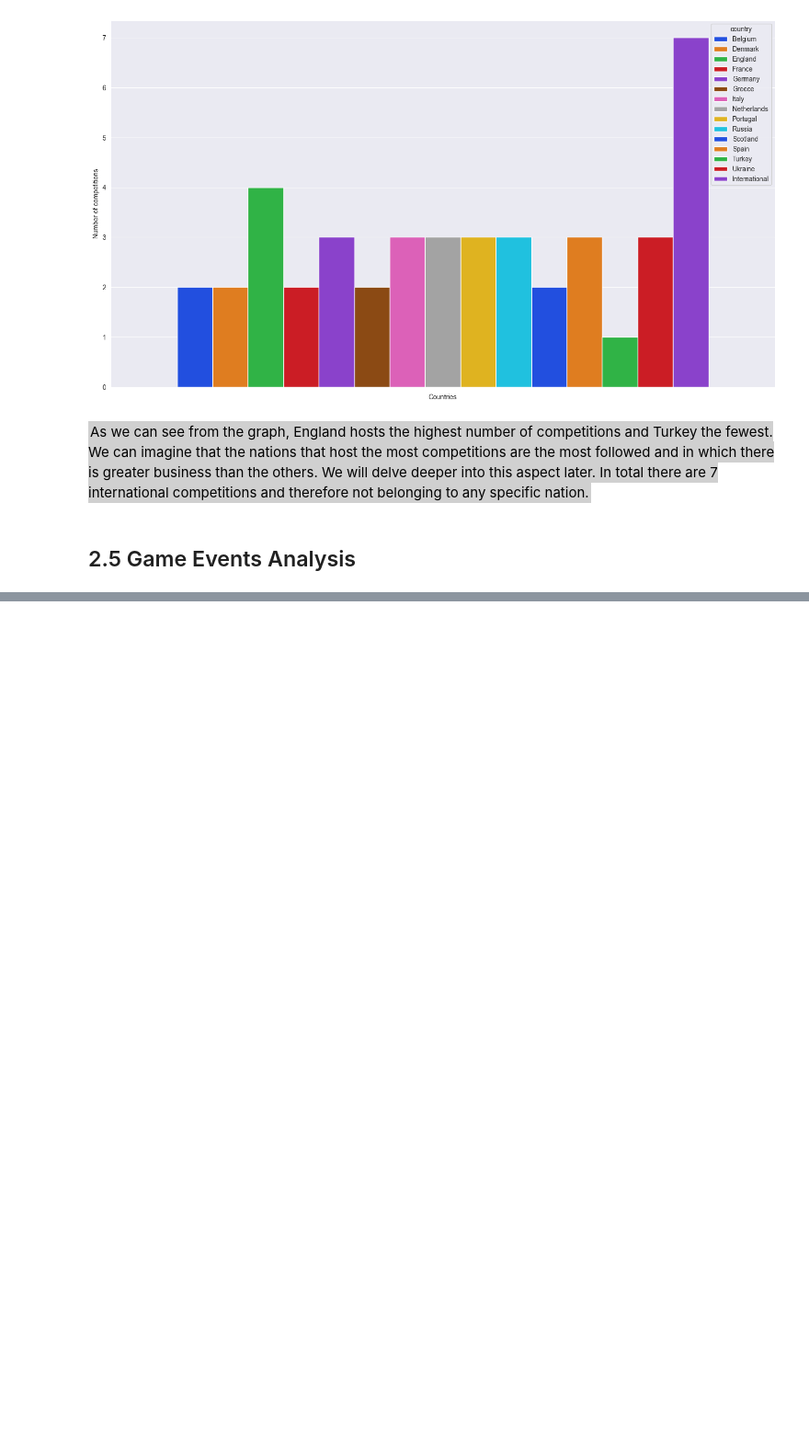
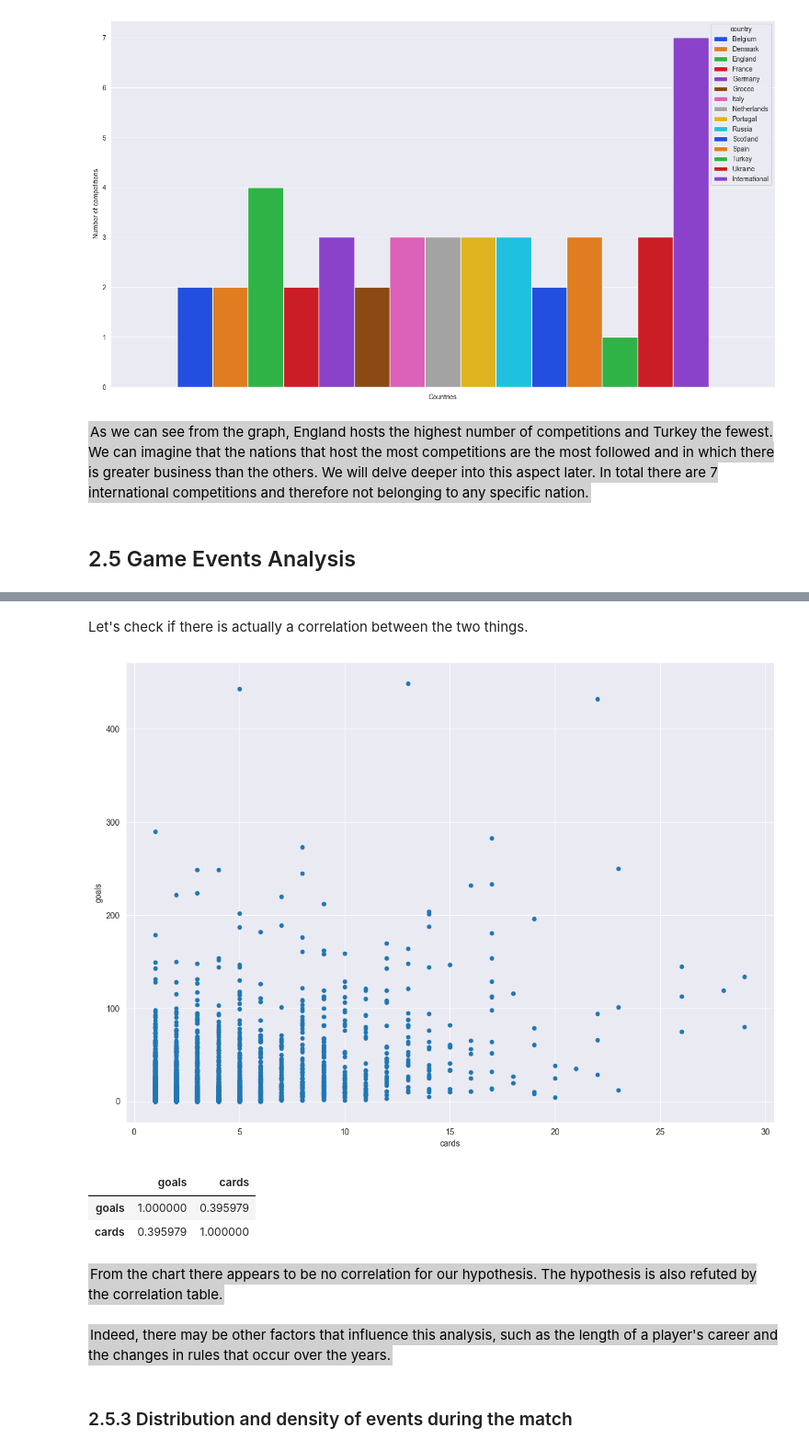
Before and after one commit to ZakAbourida/IUM-TWEB-UniTo, a Jupyter notebook: MainDirectory/Python Part/DataAnalysis.ipynb, the cells around one changed output, grey strips where cells are left out. Shown at 92% size. Saved outputs shown, nothing was run; the diff lists cells and outputs as text; code cells hidden in the pictures; blank space fills up the shorter version.

```diff
--- a/MainDirectory/Python Part/DataAnalysis.ipynb
+++ b/MainDirectory/Python Part/DataAnalysis.ipynb
@@ -1248,0 +1288,6 @@ In total there are 7 international competitions and therefore not belonging to a
+# %%
+attack_players = players_df.query('position == "Attack"')
+goals_players = pd.merge(attack_players,appearances_df,left_on='player_id',right_on='player_id')
+goals_players = goals_players.groupby('player_id')['goals'].sum()
+cards_each_player = card_events.groupby('player_id')['type'].count()
+cards_goals_player = pd.merge(goals_players,cards_each_player,left_on='player_id',right_on='player_id').rename(columns={'type':'cards'})
@@ -1248,0 +1313,23 @@ In total there are 7 international competitions and therefore not belonging to a
+# %% [markdown]
+Let's check if there is actually a correlation between the two things.
+# %%
+cards_goals_player.plot(kind='scatter', x='cards', y='goals', figsize=(14, 10))
+
+plt.show()
+# %% [output]
+[figure, added]
+# %%
+cards_goals_player.corr()
+# %% [output]
+|  | goals | cards |
+| goals | 1.000000 | 0.395979 |
+| cards | 0.395979 | 1.000000 |
+# %% [markdown]
+<span style = "background-color: #d0d0d0; color: black; padding: 2px;" >From the chart there appears to be no correlation for our hypothesis.
+The hypothesis is also refuted by the correlation table.
+</span>
+# %% [markdown]
+<span style = "background-color: #d0d0d0; color: black; padding: 2px;" >Indeed, there may be other factors that influence this analysis, such as the length of a player's career and the changes in rules that occur over the years.
+</span>
+# %% [markdown]
+### 2.5.3 Distribution and density of events during the match
```
Also changed, not shown: parts of 11 cells of this notebook.
